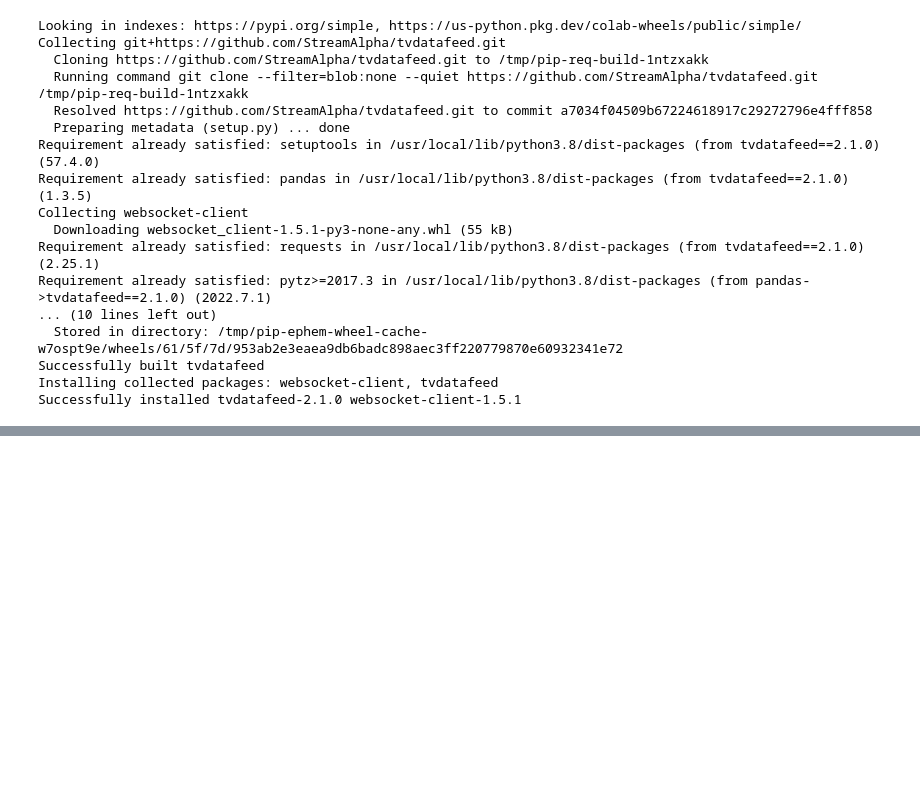
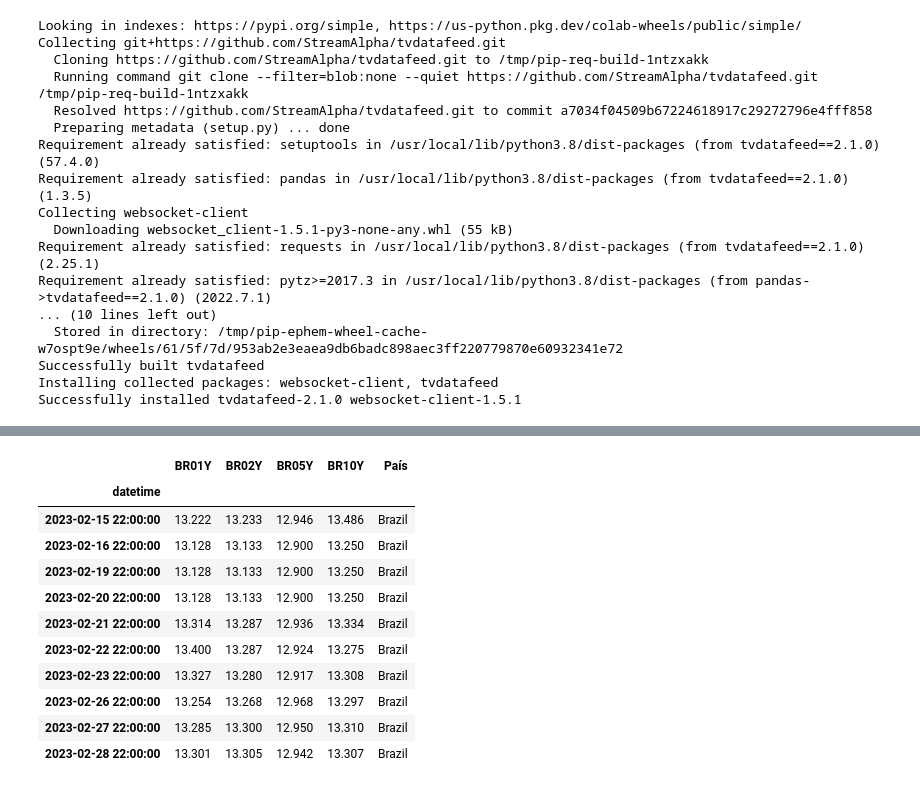
Before and after one commit to Edu-Moreira/Estudos-de-Python, a Jupyter notebook: TVDataFeed.ipynb, the cells around one changed output, grey strips where cells are left out. Drawn from its saved outputs; the diff is of its cells as text; code cells hidden in the pictures; blank space fills up the shorter version.

```diff
--- a/TVDataFeed.ipynb
+++ b/TVDataFeed.ipynb
@@ -31,0 +62,23 @@ WARNING:tvDatafeed.main:you are using nologin method, data you access may be lim
+# %%
+VerticesBR = ['BR01Y','BR02Y','BR05Y','BR10Y']
+# %%
+painelBR = pd.DataFrame()
+for i in VerticesBR:
+  painelBR[i] = tv.get_hist(i,'TVC',Interval.in_daily,750)['close']
+# %%
+painelBR['País'] = 'Brazil'
+painelBR =
+painelBR.tail(10)
+# %% [output]
+|  | BR01Y | BR02Y | BR05Y | BR10Y | País |
+| datetime |  |  |  |  |  |
+| 2023-02-15 22:00:00 | 13.222 | 13.233 | 12.946 | 13.486 | Brazil |
+| 2023-02-16 22:00:00 | 13.128 | 13.133 | 12.900 | 13.250 | Brazil |
+| 2023-02-19 22:00:00 | 13.128 | 13.133 | 12.900 | 13.250 | Brazil |
+| 2023-02-20 22:00:00 | 13.128 | 13.133 | 12.900 | 13.250 | Brazil |
+| 2023-02-21 22:00:00 | 13.314 | 13.287 | 12.936 | 13.334 | Brazil |
+| 2023-02-22 22:00:00 | 13.400 | 13.287 | 12.924 | 13.275 | Brazil |
+| 2023-02-23 22:00:00 | 13.327 | 13.280 | 12.917 | 13.308 | Brazil |
+| 2023-02-26 22:00:00 | 13.254 | 13.268 | 12.968 | 13.297 | Brazil |
+| 2023-02-27 22:00:00 | 13.285 | 13.300 | 12.950 | 13.310 | Brazil |
+| 2023-02-28 22:00:00 | 13.301 | 13.305 | 12.942 | 13.307 | Brazil |
```
Also changed, not shown: parts of 12 cells of this notebook.
